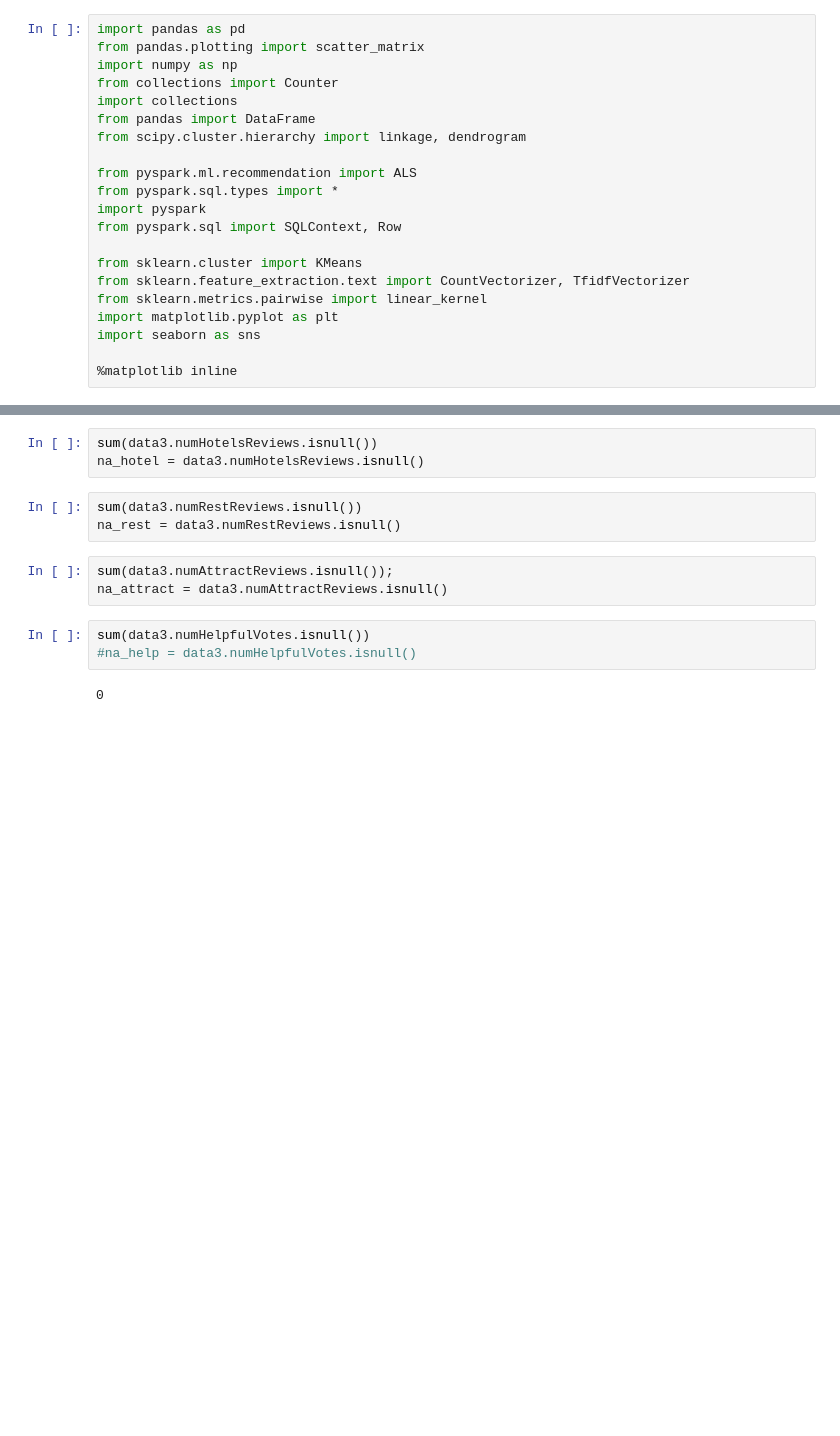
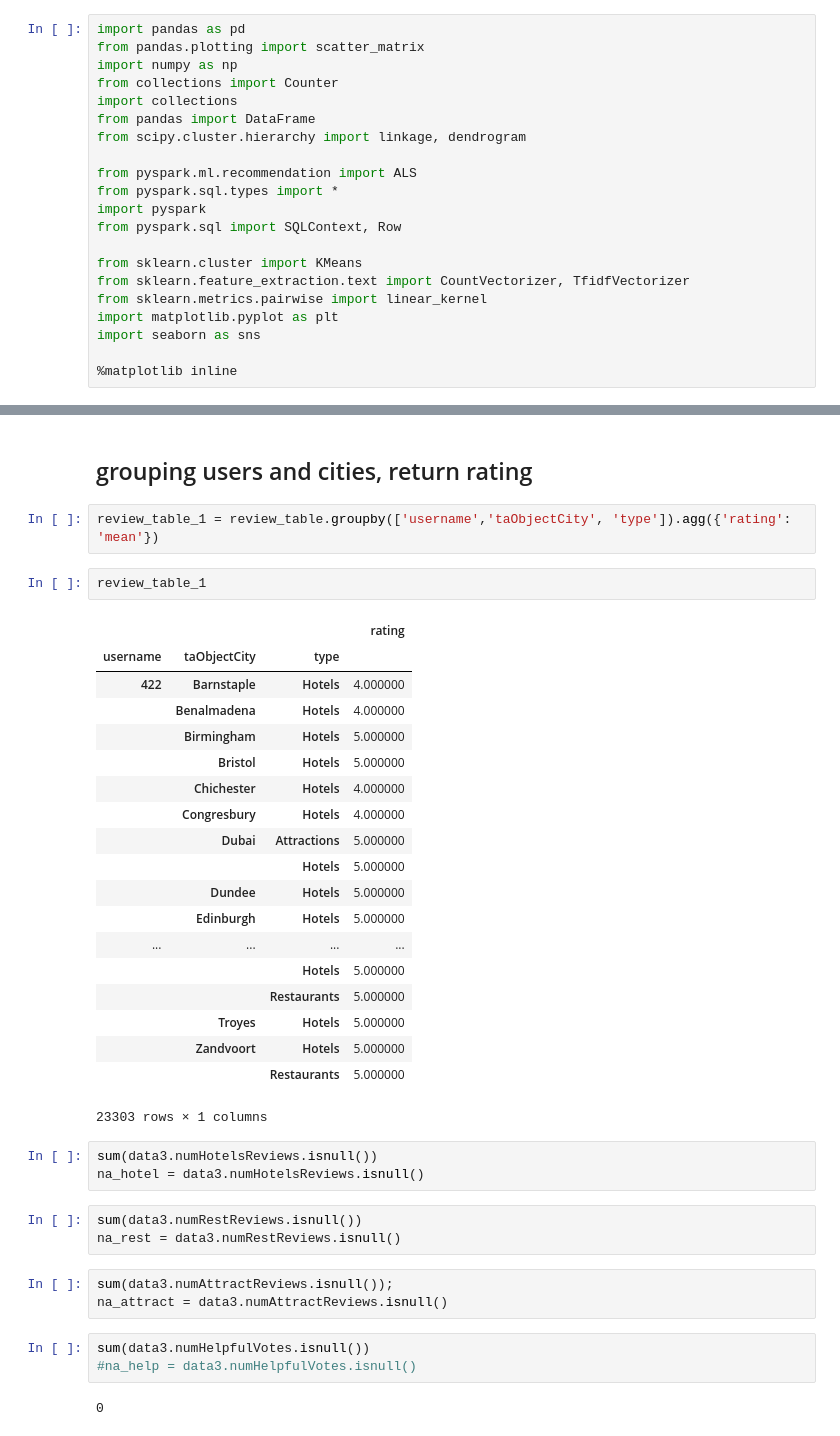
Before and after one commit to acrowise/travel-time-rec, a Jupyter notebook: tripadvisor_personality_EDA.ipynb, the cells around one changed output, grey strips where cells are left out. Drawn from its saved outputs; the diff is of its cells as text; blank space fills up the shorter version.

```diff
--- a/tripadvisor_personality_EDA.ipynb
+++ b/tripadvisor_personality_EDA.ipynb
@@ -78,3 +203,29 @@ memory usage: 1.0+ MB
+# %% [markdown]
+## grouping users and cities, return rating
+# %%
+review_table_1 = review_table.groupby(['username','taObjectCity', 'type']).agg({'rating': 'mean'})
+# %%
+review_table_1
+# %% [output]
+|  |  |  | rating |
+| username | taObjectCity | type |  |
+| 422 | Barnstaple | Hotels | 4.000000 |
+|  | Benalmadena | Hotels | 4.000000 |
+|  | Birmingham | Hotels | 5.000000 |
+|  | Bristol | Hotels | 5.000000 |
+|  | Chichester | Hotels | 4.000000 |
+|  | Congresbury | Hotels | 4.000000 |
+|  | Dubai | Attractions | 5.000000 |
+|  |  | Hotels | 5.000000 |
+|  | Dundee | Hotels | 5.000000 |
+|  | Edinburgh | Hotels | 5.000000 |
+| ... | ... | ... | ... |
+|  |  | Hotels | 5.000000 |
+|  |  | Restaurants | 5.000000 |
+|  | Troyes | Hotels | 5.000000 |
+|  | Zandvoort | Hotels | 5.000000 |
+|  |  | Restaurants | 5.000000 |
+23303 rows × 1 columns
 # %%
 sum(data3.numHotelsReviews.isnull())
 na_hotel = data3.numHotelsReviews.isnull()
```
Also changed, not shown: parts of 25 cells of this notebook.
